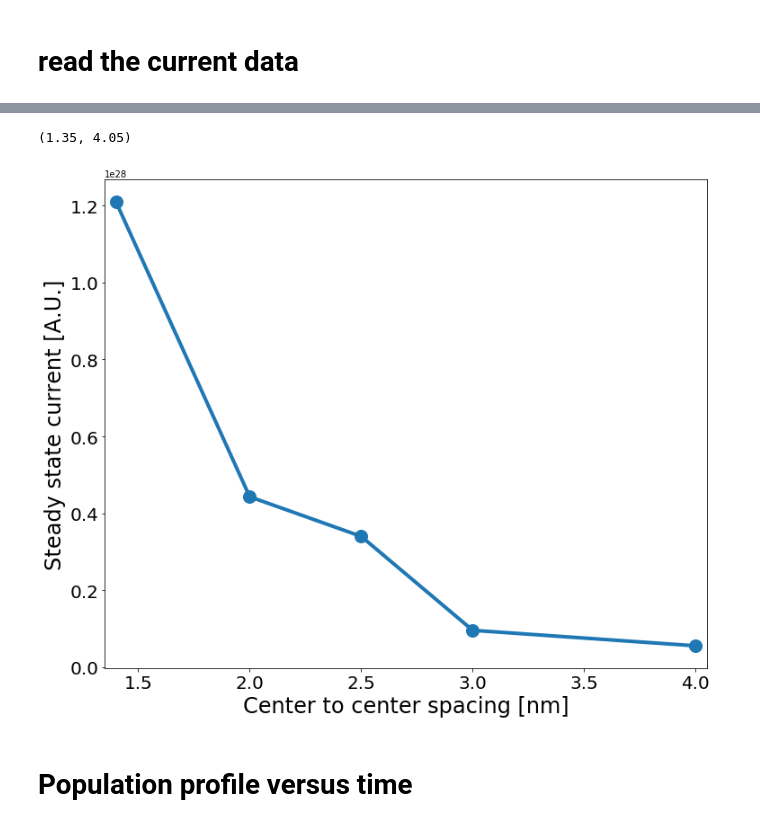
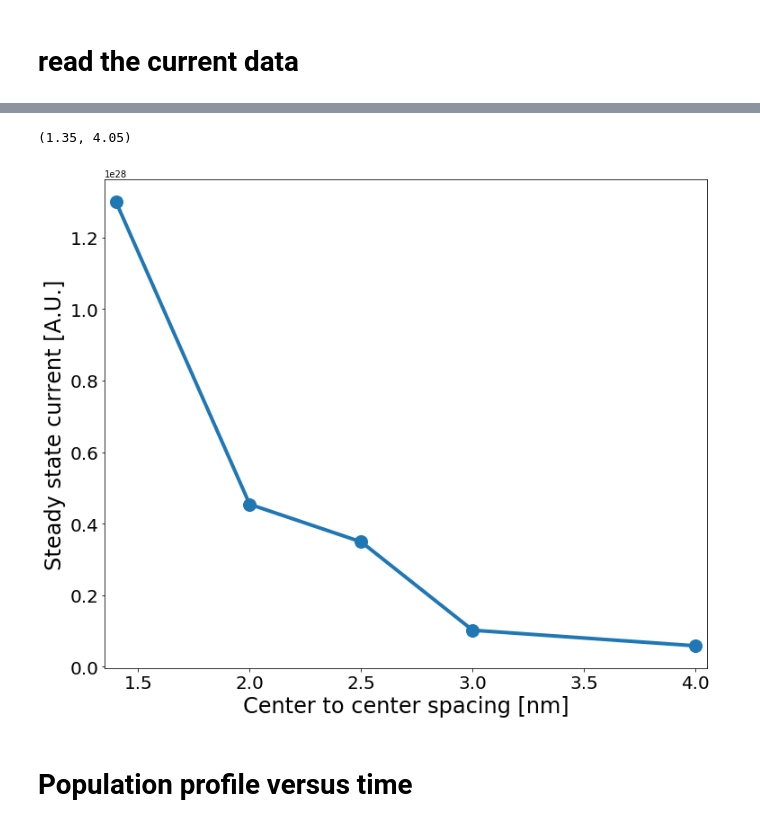
Before and after one commit to amirhosseindavoody/cnt_film_monte_carlo, a Jupyter notebook: visualization/monte_carlo_results.ipynb, the cells around one changed output, grey strips where cells are left out. Saved outputs shown, nothing was run; the diff lists cells and outputs as text; code cells hidden in the pictures.

```diff
--- a/visualization/monte_carlo_results.ipynb
+++ b/visualization/monte_carlo_results.ipynb
@@ -70,18 +70,18 @@ steady state drain current: 6.37e+26
 # %%
-current = np.array([1.21e+28, 4.43e+27, 3.40e+27, 9.58e+26, 5.55e+26])
+current = np.array([1.30e+28, 4.54e+27, 3.49e+27, 1.02e+27, 5.84e+26])
 spacing = np.array([1.4, 2, 2.5, 3, 4])
 
 fig = plt.figure(figsize=(12,10))
 ax = fig.add_subplot(1,1,1)
 ax.plot(spacing, current, linewidth=4, marker='o', markersize='14')
 # ax.set_title("Steady state current",fontsize=30)
 ax.set_xlabel("Center to center spacing [nm]",fontsize=24)
 ax.set_ylabel("Steady state current [A.U.]",fontsize=24)
 ax.tick_params(labelsize=20)
 ax.set_xlim([1.35,4.05])
 # %% [output]
 (1.35, 4.05)
-[figure, old version]
+[figure, new version]
 # %% [markdown]
 # Population profile versus time
 # %%
```
Also changed, not shown: parts of 1 cell of this notebook, 1 other file.
